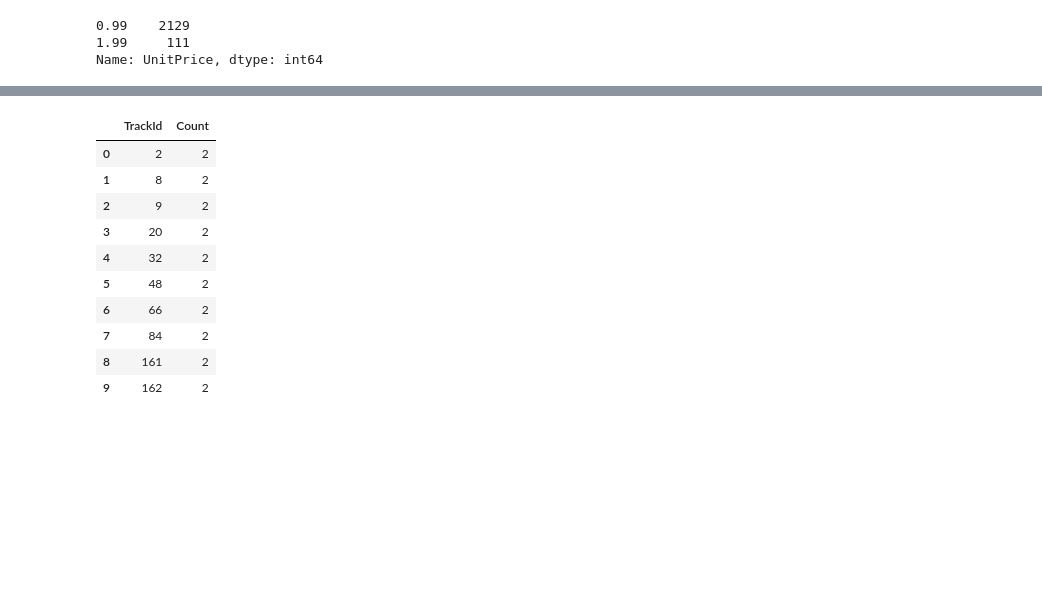
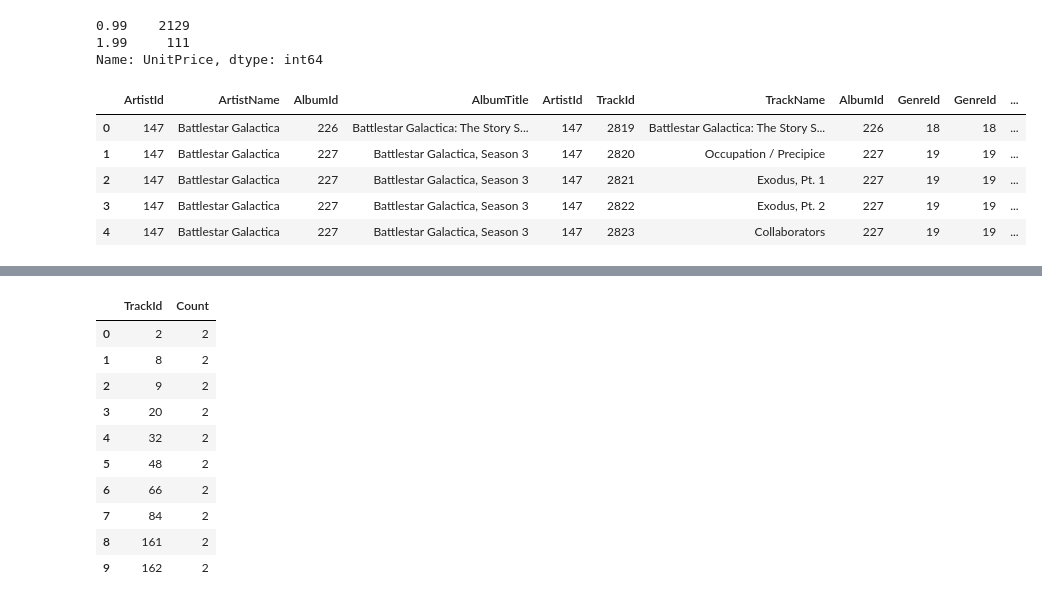
Before and after one commit to alinasansevich/chinook_SQLite_db_analysis, a Jupyter notebook: Chinook_SQLite_database_analysis.ipynb, the cells around one changed output, grey strips where cells are left out. Saved outputs shown, nothing was run; the diff lists cells and outputs as text; code cells hidden in the pictures; blank space fills up the shorter version.

Commit message:
Joins to get tracks info.

```diff
--- a/Chinook_SQLite_database_analysis.ipynb
+++ b/Chinook_SQLite_database_analysis.ipynb
@@ -235,3 +212,22 @@ invoice_items['UnitPrice'].value_counts() # there are only 2 prices for the diff
 0.99    2129
 1.99     111
 Name: UnitPrice, dtype: int64
+# %%
+# which songs are priced 1.99?
+query = """
+SELECT AR.ArtistId, AR.Name AS ArtistName, AL.AlbumId, AL.Title AS AlbumTitle, AL.ArtistId, T.TrackId, T.Name AS TrackName, T.AlbumId, T.GenreId, G.GenreId, G.Name AS GenreName
+    FROM Artists AR
+        INNER JOIN Albums AL ON AR.ArtistId = AL.ArtistId
+        INNER JOIN Genres G ON G.GenreId = T.GenreId
+        INNER JOIN Tracks T ON AL.AlbumId = T.AlbumId AND T.UnitPrice == 1.99
+"""
+
+tracks_2 = pd.read_sql(query, conn)
+tracks_2.head()
+# %% [output]
+|  | ArtistId | ArtistName | AlbumId | AlbumTitle | ArtistId | TrackId | TrackName | AlbumId | GenreId | GenreId | ... |
+| 0 | 147 | Battlestar Galactica | 226 | Battlestar Galactica: The Story S... | 147 | 2819 | Battlestar Galactica: The Story S... | 226 | 18 | 18 | ... |
+| 1 | 147 | Battlestar Galactica | 227 | Battlestar Galactica, Season 3 | 147 | 2820 | Occupation / Precipice | 227 | 19 | 19 | ... |
+| 2 | 147 | Battlestar Galactica | 227 | Battlestar Galactica, Season 3 | 147 | 2821 | Exodus, Pt. 1 | 227 | 19 | 19 | ... |
+| 3 | 147 | Battlestar Galactica | 227 | Battlestar Galactica, Season 3 | 147 | 2822 | Exodus, Pt. 2 | 227 | 19 | 19 | ... |
+| 4 | 147 | Battlestar Galactica | 227 | Battlestar Galactica, Season 3 | 147 | 2823 | Collaborators | 227 | 19 | 19 | ... |
```
Also changed, not shown: parts of 15 cells of this notebook.
